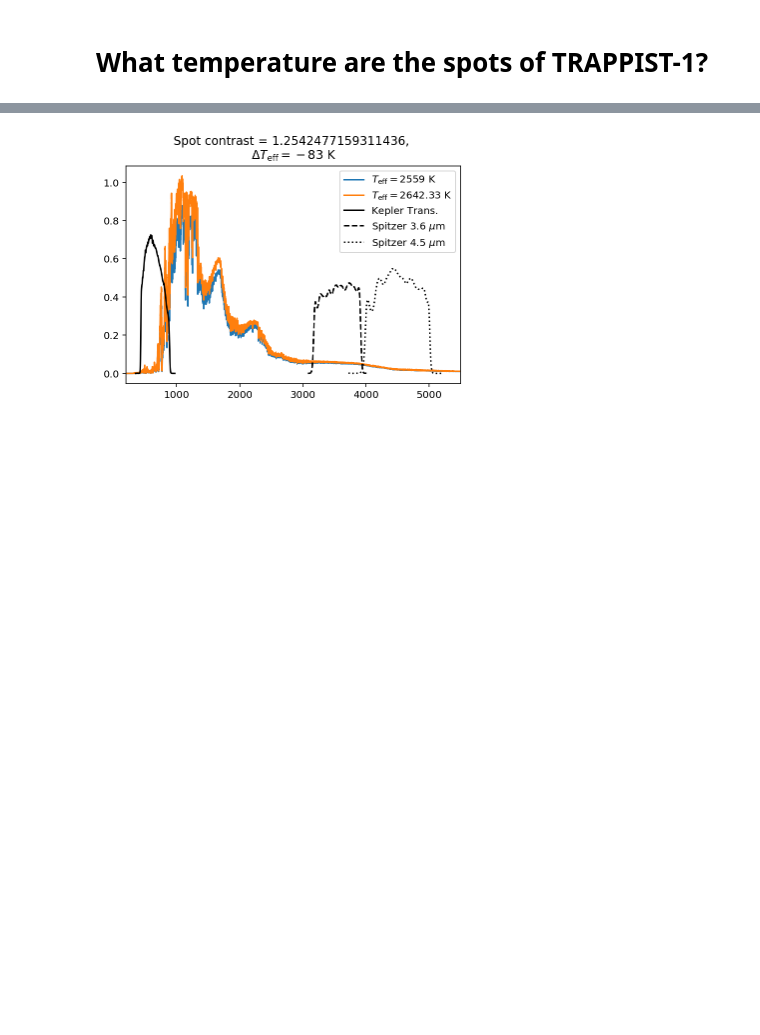
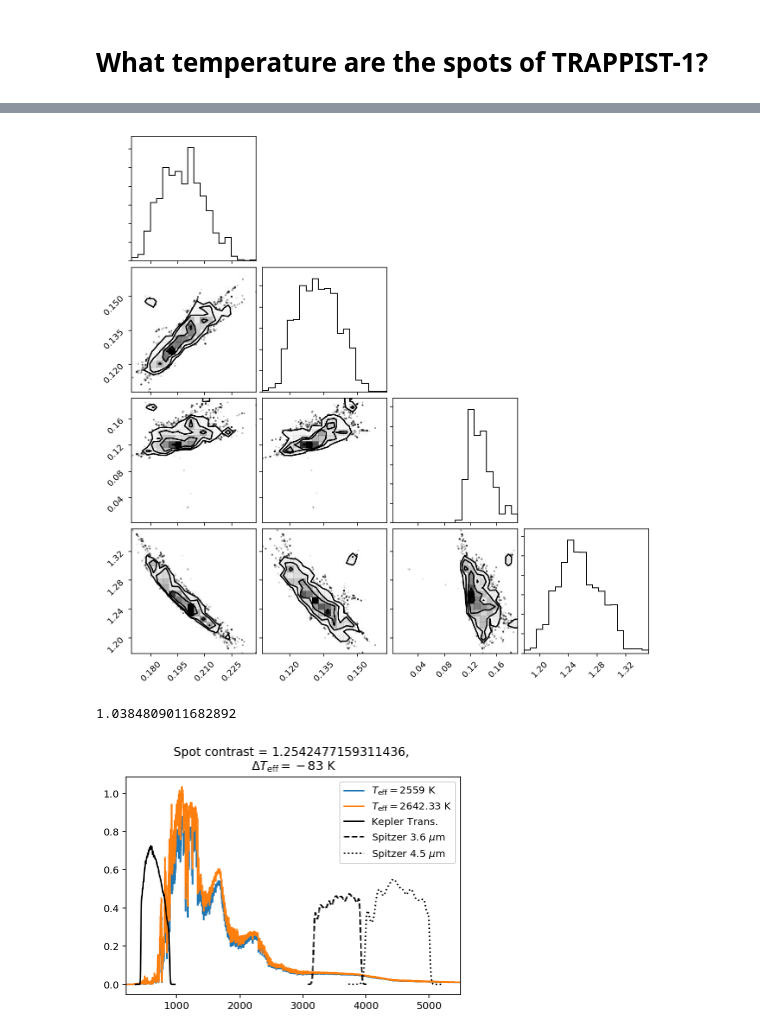
Before and after one commit to bmorris3/libra, a Jupyter notebook: notebooks/spot_temperatures.ipynb, the cells around one changed output, grey strips where cells are left out. Saved outputs shown, nothing was run; the diff lists cells and outputs as text; code cells hidden in the pictures; blank space fills up the shorter version.

```diff
--- a/notebooks/spot_temperatures.ipynb
+++ b/notebooks/spot_temperatures.ipynb
@@ -72,0 +45,8 @@ $-83.333065 \; \mathrm{}$
+# %%
+from corner import corner
+
+valid = posterior_samples[:, -2] > 0
+fig = corner(np.hstack([posterior_samples[valid, 2::3], posterior_samples[valid, -1][:, np.newaxis]]))
+ax = fig.get_axes()
+# %% [output]
+[figure, added]
@@ -73,3 +86,7 @@ $-83.333065 \; \mathrm{}$
+# %%
+kepler_to_spitzer_contrast(median_contrast)
+# %% [output]
+1.0384809011682892
 # %%
 spitz_1 = ascii.read('../libra/data/filters/Spitzer_IRAC.I1.txt')
 spitz1_wave = (spitz_1['col1'] * u.Angstrom).to(u.nm)
```
Also changed, not shown: parts of 10 cells of this notebook, 34 other files.
